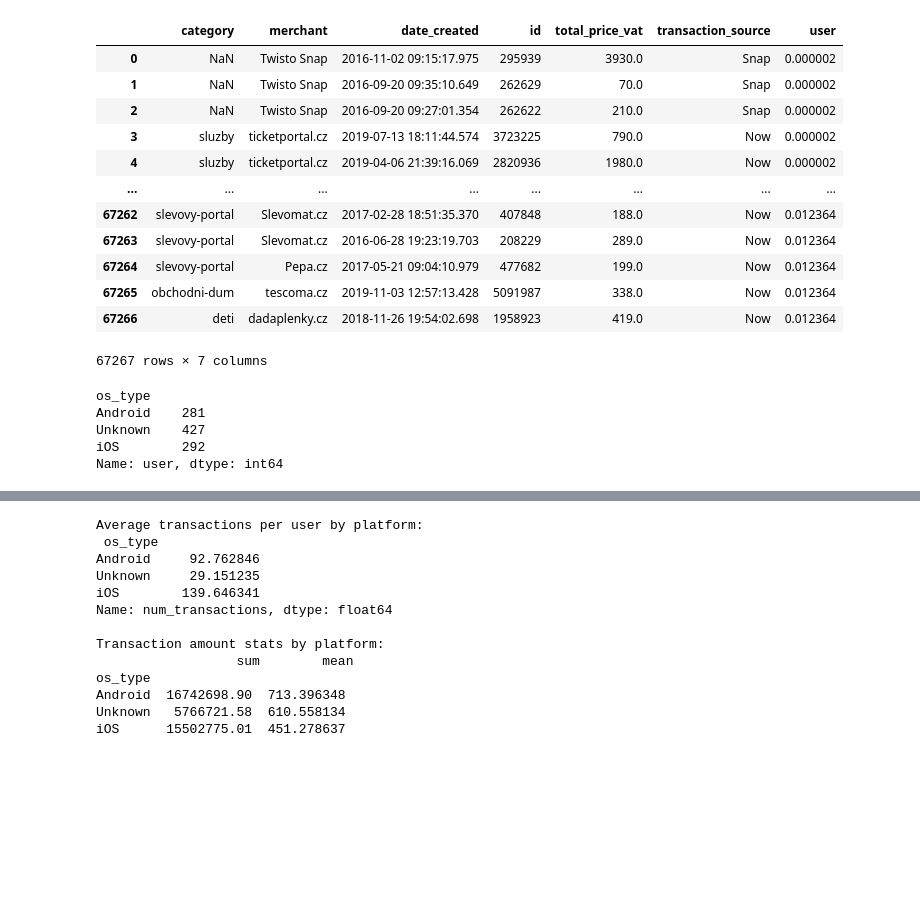
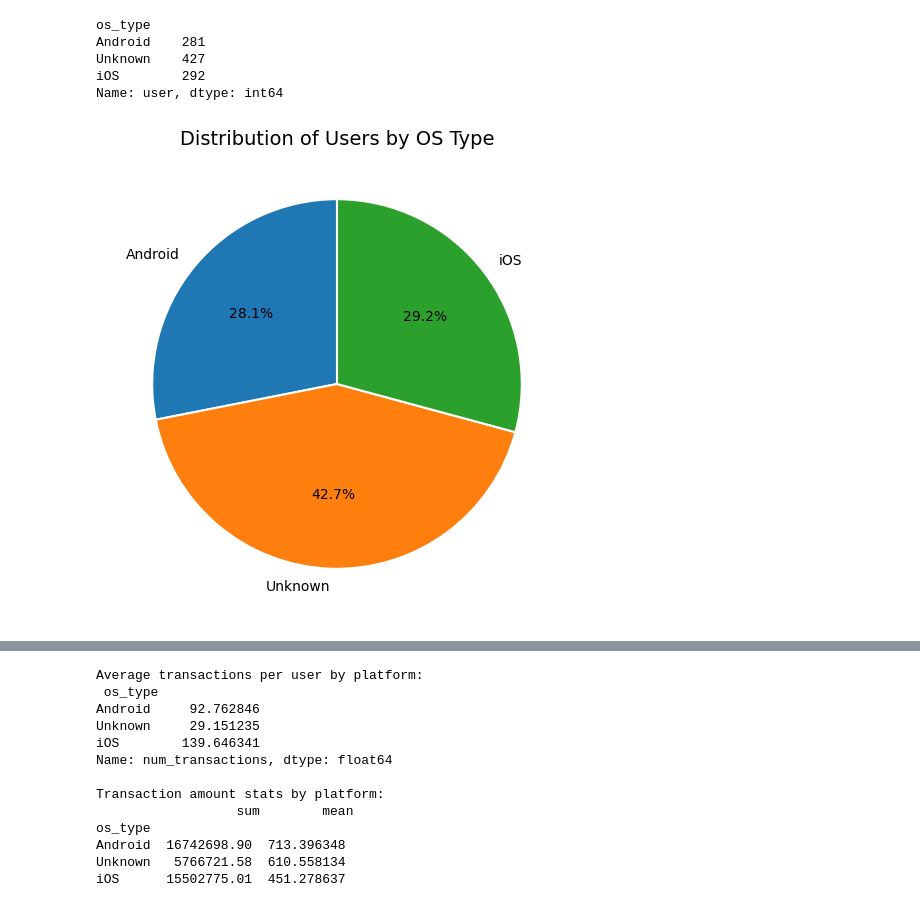
Before and after one commit to akorablov/Project_Twisto, a Jupyter notebook: twisto_project/3_OS_users_analysis.ipynb, the cells around one changed output, grey strips where cells are left out. Cells and saved outputs as stored; diff of their text form; code cells hidden in the pictures; blank space fills up the shorter version.

```diff
--- a/twisto_project/3_OS_users_analysis.ipynb
+++ b/twisto_project/3_OS_users_analysis.ipynb
@@ -15,22 +15,6 @@ df_customer = excel_file['profile_customer']
 df_extension = excel_file['profile_extension']
 df_apps = excel_file['profile_apps']
 df_transactions = excel_file['profile_transactions']
-# %%
-df_transactions
-# %% [output]
-|  | category | merchant | date_created | id | total_price_vat | transaction_source | user |
-| 0 | NaN | Twisto Snap | 2016-11-02 09:15:17.975 | 295939 | 3930.0 | Snap | 0.000002 |
-| 1 | NaN | Twisto Snap | 2016-09-20 09:35:10.649 | 262629 | 70.0 | Snap | 0.000002 |
-| 2 | NaN | Twisto Snap | 2016-09-20 09:27:01.354 | 262622 | 210.0 | Snap | 0.000002 |
-| 3 | sluzby | ticketportal.cz | 2019-07-13 18:11:44.574 | 3723225 | 790.0 | Now | 0.000002 |
-| 4 | sluzby | ticketportal.cz | 2019-04-06 21:39:16.069 | 2820936 | 1980.0 | Now | 0.000002 |
-| ... | ... | ... | ... | ... | ... | ... | ... |
-| 67262 | slevovy-portal | Slevomat.cz | 2017-02-28 18:51:35.370 | 407848 | 188.0 | Now | 0.012364 |
-| 67263 | slevovy-portal | Slevomat.cz | 2016-06-28 19:23:19.703 | 208229 | 289.0 | Now | 0.012364 |
-| 67264 | slevovy-portal | Pepa.cz | 2017-05-21 09:04:10.979 | 477682 | 199.0 | Now | 0.012364 |
-| 67265 | obchodni-dum | tescoma.cz | 2019-11-03 12:57:13.428 | 5091987 | 338.0 | Now | 0.012364 |
-| 67266 | deti | dadaplenky.cz | 2018-11-26 19:54:02.698 | 1958923 | 419.0 | Now | 0.012364 |
-67267 rows × 7 columns
 # %%
 # Filling in all empty values in df_transaction (column: category)
 
@@ -62,6 +46,20 @@ Android    281
 Unknown    427
 iOS        292
 Name: user, dtype: int64
+# %%
+%matplotlib inline
+plt.figure(figsize=(6,6))
+plt.pie(
+    os_counts,
+    labels=os_counts.index,
+    autopct='%1.1f%%',
+    startangle=90,
+    wedgeprops={'edgecolor': 'white', 'linewidth': 1.5}
+)
+plt.title("Distribution of Users by OS Type", fontsize=14)
+plt.show()
+# %% [output]
+[figure, added]
 # %%
 # Merging of df_apps and df_transactions
 df_trans_platform = df_transactions.merge(df_apps[['user', 'os_type']], on='user', how='left')
```
Also changed, not shown: parts of 3 cells of this notebook.
